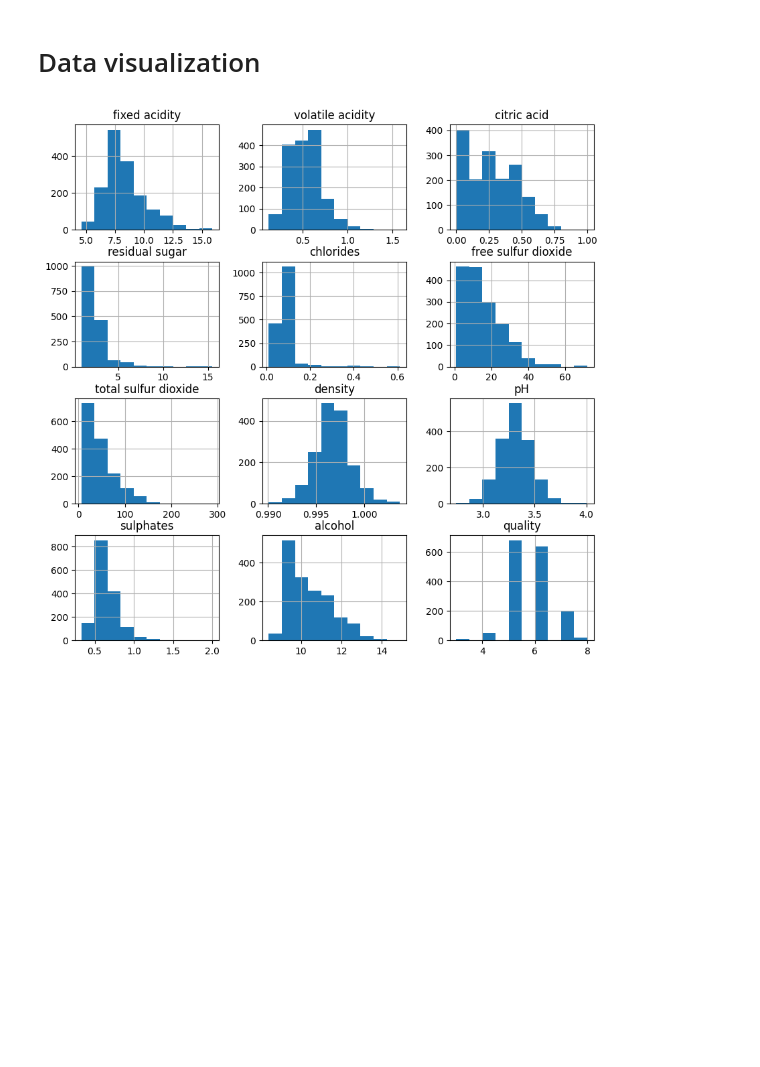
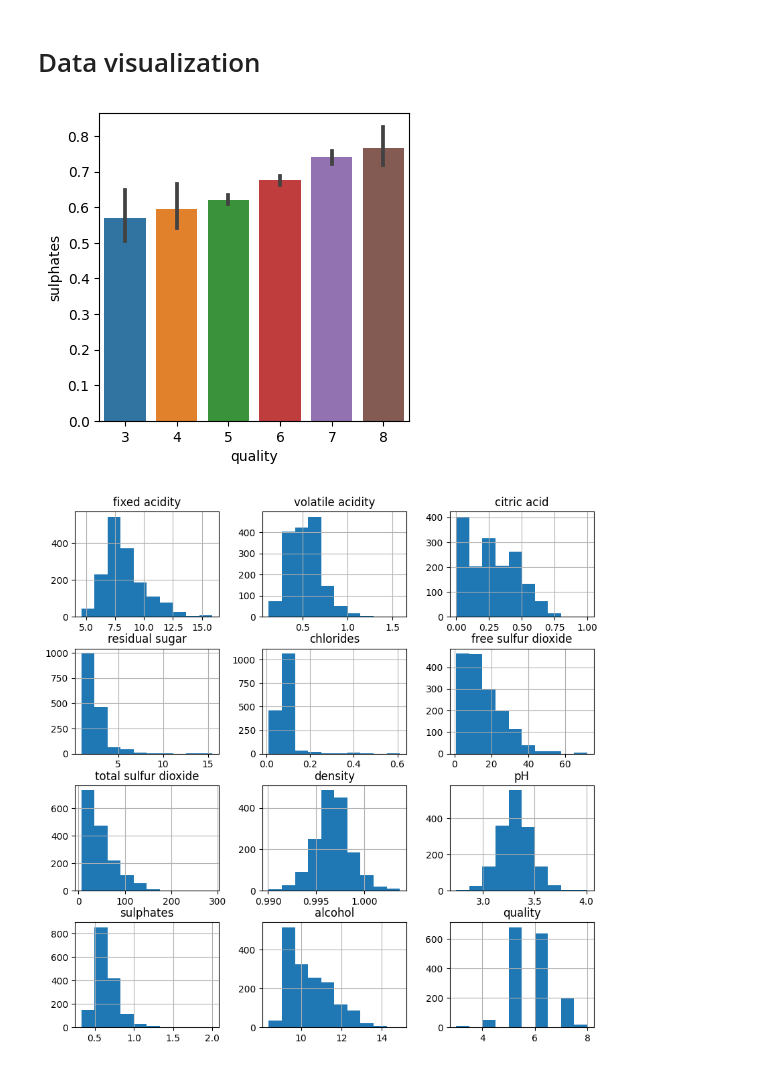
Before and after one commit to indhra/ML_Learnings, a Jupyter notebook: Wine Quality Prediction - Kaggle.ipynb, the cells around one changed output. Saved outputs shown, nothing was run; the diff lists cells and outputs as text; code cells hidden in the pictures; blank space fills up the shorter version.

Commit message:
Kaggle Notebook | Wine Quality Prediction - Kaggle | Version 1

```diff
--- a/Wine Quality Prediction - Kaggle.ipynb
+++ b/Wine Quality Prediction - Kaggle.ipynb
@@ -167,6 +167,12 @@ array([[-1.23649814, -0.42916733, -0.36267612, ...,  0.66054638,
         -0.50966263, -0.68427667]])
 # %% [markdown]
 # Data visualization
+# %%
+fig = plt.figure(figsize=(4,4))
+sns.barplot(x='quality',y='sulphates',data=main_df)
+plt.show()
+# %% [output]
+[figure, added]
 # %%
 main_df.hist(bins=10, figsize=(10,10))
 plt.show()
```
